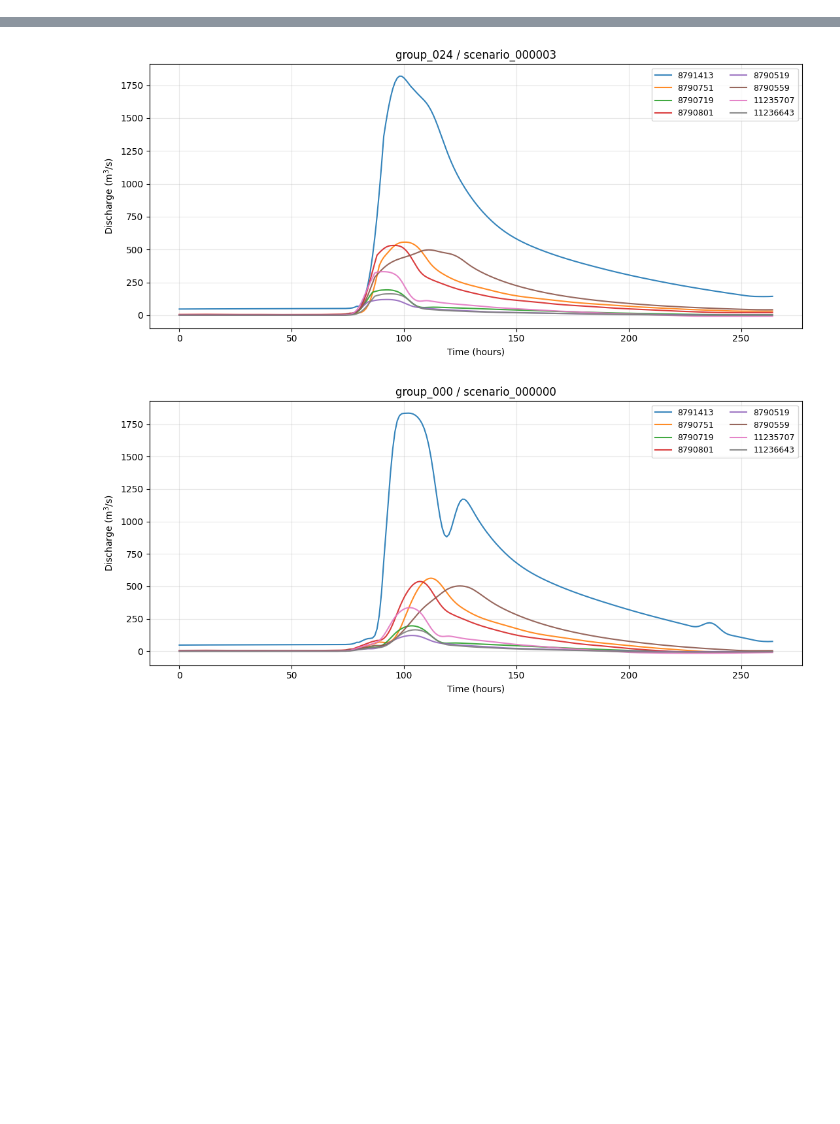
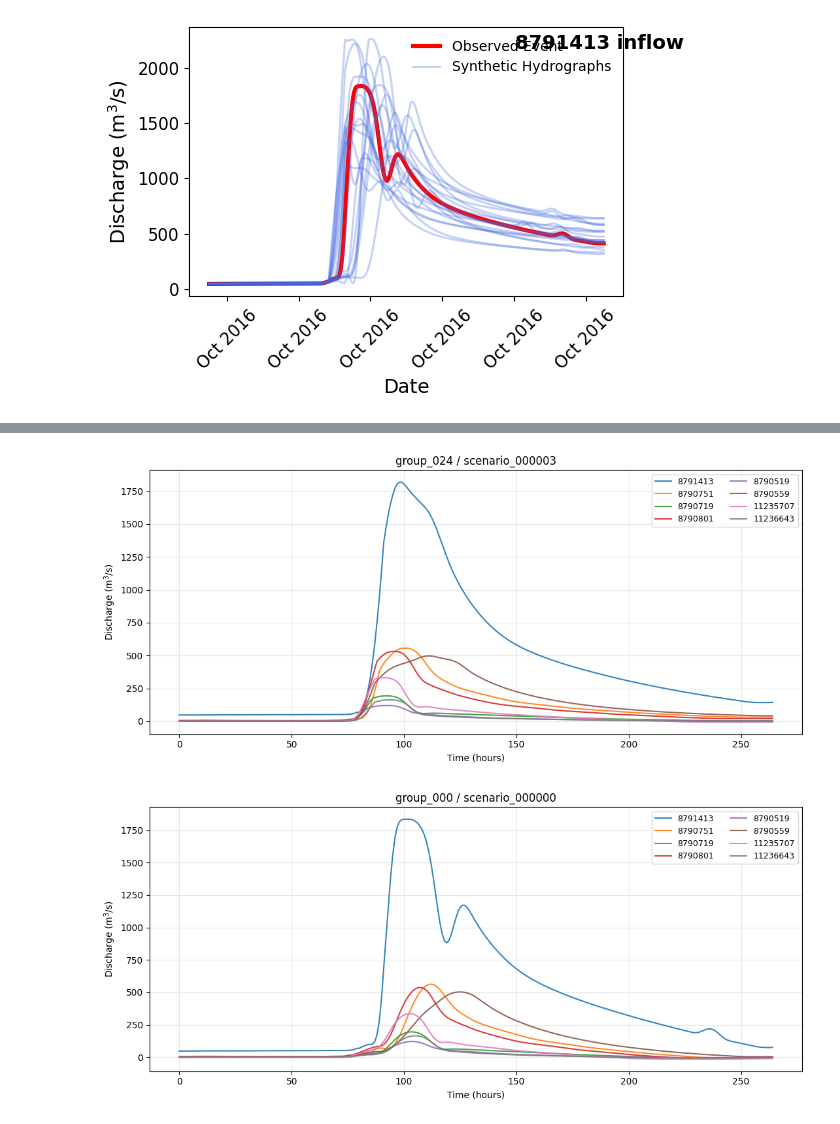
Before and after one commit to AMBehroozi/Flood_Neural_operator, a Jupyter notebook: data/flood_inundation/prepare_senarios.ipynb, the cells around one changed output, grey strips where cells are left out. Saved outputs shown, nothing was run; the diff lists cells and outputs as text; code cells hidden in the pictures; blank space fills up the shorter version.

```diff
--- a/data/flood_inundation/prepare_senarios.ipynb
+++ b/data/flood_inundation/prepare_senarios.ipynb
@@ -1332,0 +1333,93 @@ save_groups_as_tms(
+# %%
+import matplotlib.pyplot as plt
+import matplotlib.dates as mdates
+import pandas as pd
+import numpy as np
+
+def plot_all_samples_per_gauge(Q_syn_df_all, station_ids, max_plot=None, day_tick_interval=1):
+    """
+    Plot synthetic hydrographs for each gauge using the same styling template as the reference plot.
+    Uses the first sample as the "Observed Event" (black/red) and the rest as "Synthetic Hydrographs" (blue).
+    Assumes Q_syn_df.index is datetime-like (or convertible).
+    """
+
+    global_min = float('inf')
+    global_max = float('-inf')
+
+    for i, Q_syn_df in enumerate(Q_syn_df_all):
+        sid = station_ids[i]
+
+        # Ensure datetime index (no data change, just interpretation for plotting)
+        if not pd.api.types.is_datetime64_any_dtype(Q_syn_df.index):
+            Q_syn_df = Q_syn_df.copy()
+            Q_syn_df.index = pd.to_datetime(Q_syn_df.index)
+
+        # Update global statistics
+        current_min = Q_syn_df.min().min()
+        current_max = Q_syn_df.max().max()
+        global_min = min(global_min, current_min)
+        global_max = max(global_max, current_max)
+
+        cols = list(Q_syn_df.columns)
+        if max_plot is not None:
+            cols = cols[:max_plot]
+
+        if len(cols) == 0:
+            continue
+
+        # Choose first as "observed", rest as "synthetic"
+        obs_col = cols[0]
+        syn_cols = cols[1:]
+
+        plt.figure(figsize=(6, 4))
+
+        # Observed Event
+        plt.plot(Q_syn_df.index, Q_syn_df[obs_col],
+                 color='red', linewidth=3, label='Observed Event')
+
+        # Synthetic ensemble
+        for j, col in enumerate(syn_cols):
+            if j == 0:
+                plt.plot(Q_syn_df.index, Q_syn_df[col],
+                         color='royalblue', alpha=0.3, label='Synthetic Hydrographs')
+            else:
+                plt.plot(Q_syn_df.index, Q_syn_df[col],
+                         color='royalblue', alpha=0.3)
+
+        # Date formatting (same template)
+        ax = plt.gca()
+        ax.xaxis.set_major_locator(mdates.DayLocator(interval=day_tick_interval))
+        ax.xaxis.set_major_formatter(mdates.DateFormatter('%b %Y'))
+        plt.xticks(rotation=45)
+
+        # In-plot label (same placement/style)
+        plt.text(0.75, 0.92, f"{sid} inflow",
+                 transform=ax.transAxes,
+                 fontsize=14,
+                 fontweight='bold')
+
+        plt.xlabel("Date", fontsize=14)
+        plt.ylabel("Discharge (m$^3$/s)", fontsize=14)
+        plt.tick_params(axis='both', which='major', labelsize=12)
+        plt.legend(frameon=False)
+        plt.tight_layout()
+        plt.show()
+
+        print(f"Gauge {sid}: Min Q = {current_min:.2f}, Max Q = {current_max:.2f}")
+
+    print("\n" + "="*30)
+    print("GLOBAL STATS FOR ALL SAMPLES")
+    print(f"Absolute Min Q: {global_min:.2f} m^3/s")
+    print(f"Absolute Max Q: {global_max:.2f} m^3/s")
+    print("="*30)
+
+
+# Execution
+plot_all_samples_per_gauge(
+    Q_syn_df_all,
+    station_ids,
+    max_plot=20,
+    day_tick_interval=2
+)
+# %% [output]
+[figure, added]
```
Also changed, not shown: parts of 3 cells of this notebook, 15 other files.
